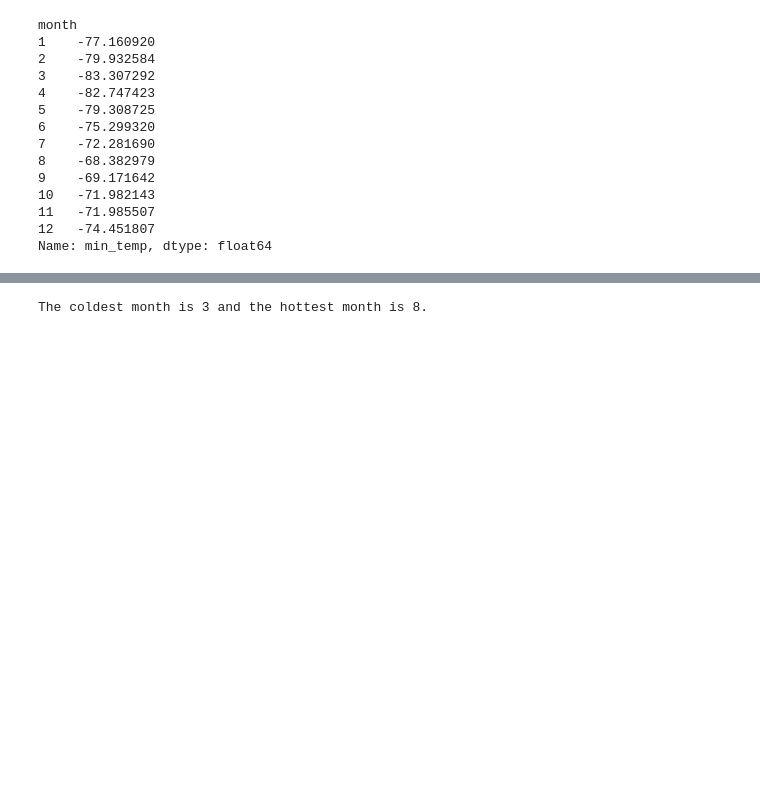
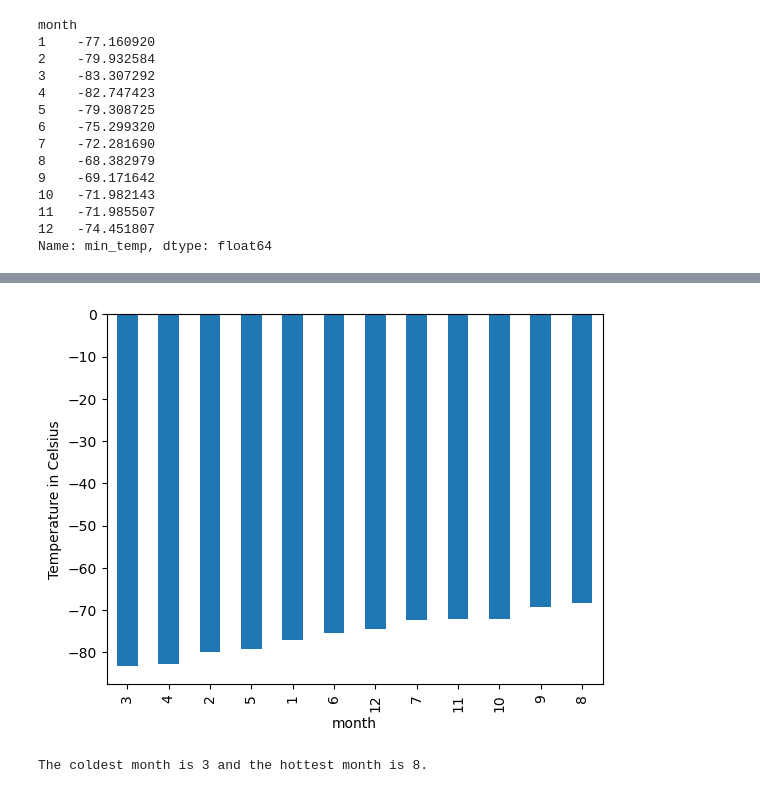
Before and after one commit to TerrySimBar/web_scrape_challenge, a Jupyter notebook: MarsPy/mars_weather.ipynb, the cells around one changed output, grey strips where cells are left out. Cells and saved outputs as stored; diff of their text form; code cells hidden in the pictures; blank space fills up the shorter version.

```diff
--- a/MarsPy/mars_weather.ipynb
+++ b/MarsPy/mars_weather.ipynb
@@ -227,3 +215,10 @@ temp_bar_graph = ave_temp_by_month.plot(kind='bar', title ="Average Temperature
+# %%
+ave_temp_by_month.sort_values(inplace=True)
+ave_temp_by_month.plot(kind='bar')
+plt.ylabel('Temperature in Celsius')
+plt.show()
+# %% [output]
+[figure, added]
 # %%
 # Identify the coldest and hottest months in Curiosity's location
 coldest_month = ave_temp_by_month.idxmin()
```
Also changed, not shown: parts of 27 cells of this notebook, 3 other files.
